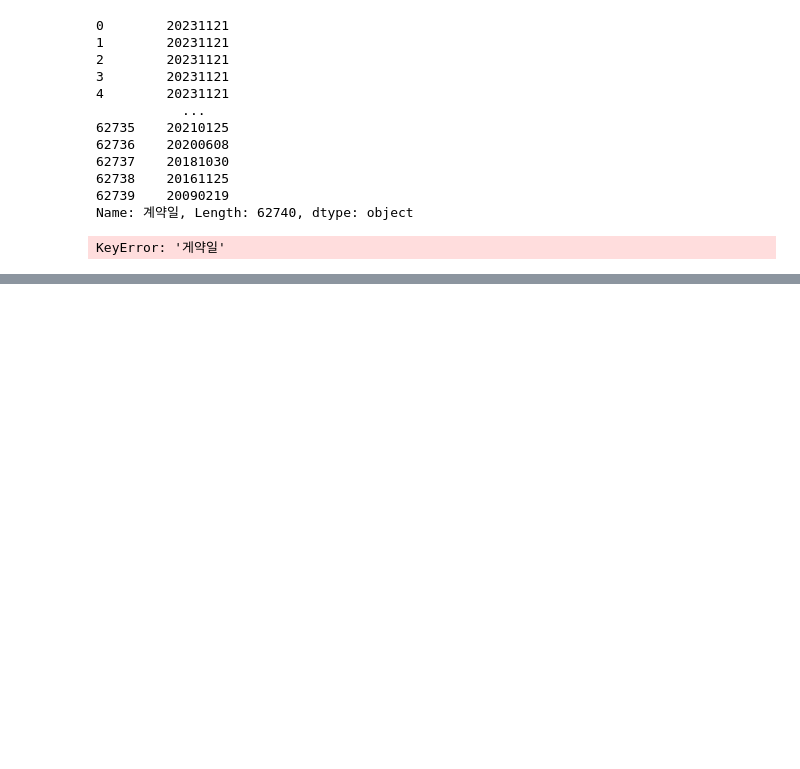
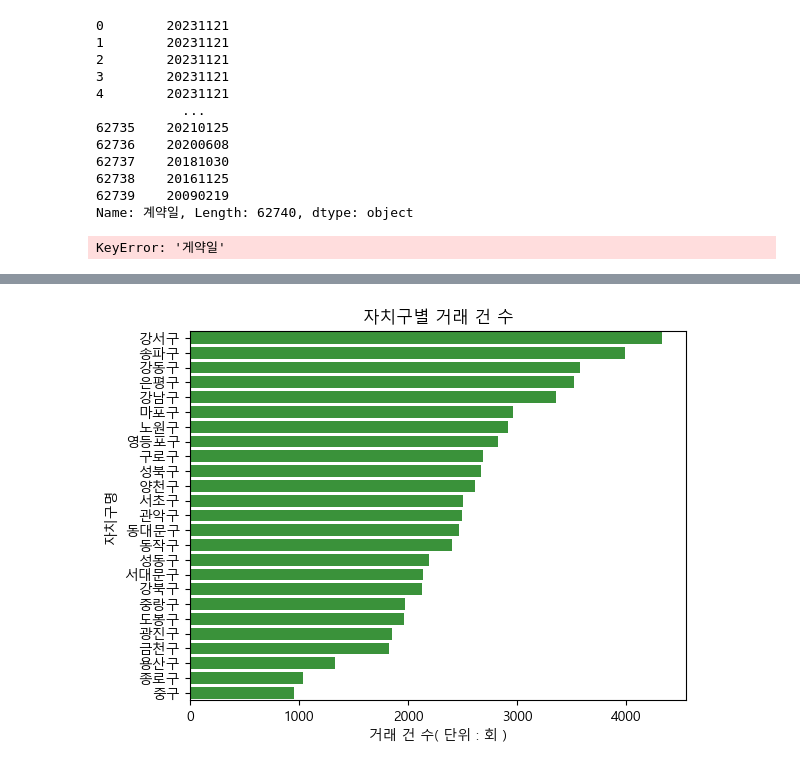
Before and after one commit to isk03300/my_projcet, a Jupyter notebook: dev_data.ipynb, the cells around one changed output, grey strips where cells are left out. Saved outputs shown, nothing was run; the diff lists cells and outputs as text; code cells hidden in the pictures; blank space fills up the shorter version.

```diff
--- a/dev_data.ipynb
+++ b/dev_data.ipynb
@@ -2,6 +2,20 @@
 import pandas as pd
 import matplotlib.pyplot as plt
 import seaborn as sb
+
+import platform
+
+from matplotlib import font_manager, rc
+plt.rcParams['axes.unicode_minus'] = False
+
+if platform.system() == 'Darwin':
+    rc('font', family='AppleGothic')
+elif platform.system() == 'Windows':
+    path = "c:/Windows/Fonts/malgun.ttf"
+    font_name = font_manager.FontProperties(fname=path).get_name()
+    rc('font', family=font_name)
+else:
+    print('Unknown system... sorry~~~~')
 # %%
 df = pd.read_csv('./data/dev.csv')
 # %%
@@ -91,0 +156,4 @@ sb.countplot(data = df , x = '자치구명')
+# %%
+ordef_op = df['자치구명'].value_counts().index
+# %%
+color_op = sb.color_palette()[2]
@@ -91,0 +162,7 @@ sb.countplot(data = df , x = '자치구명')
+# %%
+sb.countplot(data = df , y = df['자치구명'] , color= color_op , order= ordef_op )
+plt.title('자치구별 거래 건 수')
+plt.xlabel('거래 건 수( 단위 : 회 )')
+plt.show()
+# %% [output]
+[figure, added]
```
Also changed, not shown: parts of 18 cells of this notebook, 1 other file.
